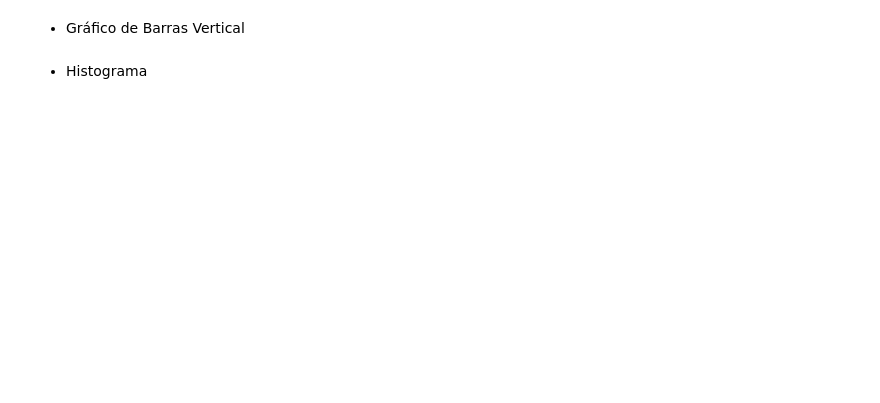
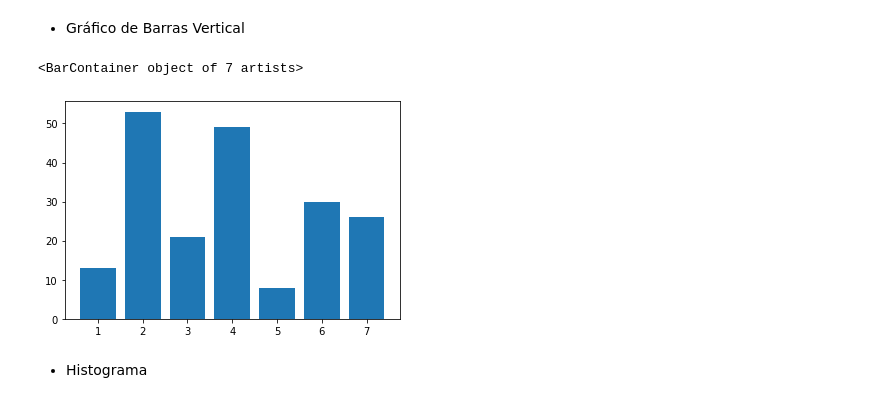
Before and after one commit to davialvesguerra/Matplotlib, a Jupyter notebook: Matplotlib.ipynb, the cells around one changed output. Cells and saved outputs as stored; diff of their text form; code cells hidden in the pictures; blank space fills up the shorter version.

```diff
--- a/Matplotlib.ipynb
+++ b/Matplotlib.ipynb
@@ -28,3 +100,8 @@ plt.bar(xvalue, data , width, color...)
+# %%
+plt.bar(x,y)
+# %% [output]
+<BarContainer object of 7 artists>
+[figure, added]
 # %% [markdown]
 * Histograma
 # %%
```
Also changed, not shown: parts of 17 cells of this notebook.
